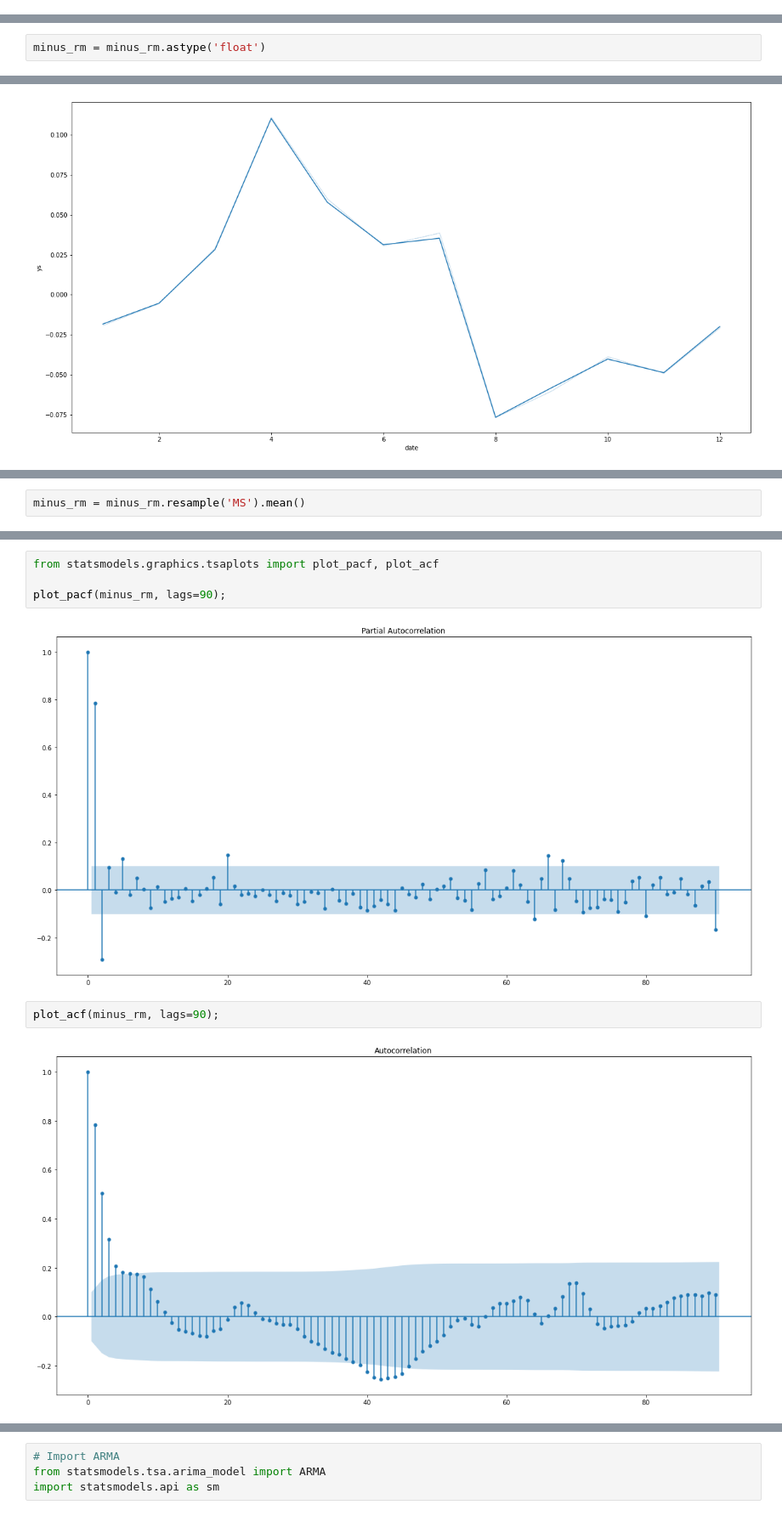
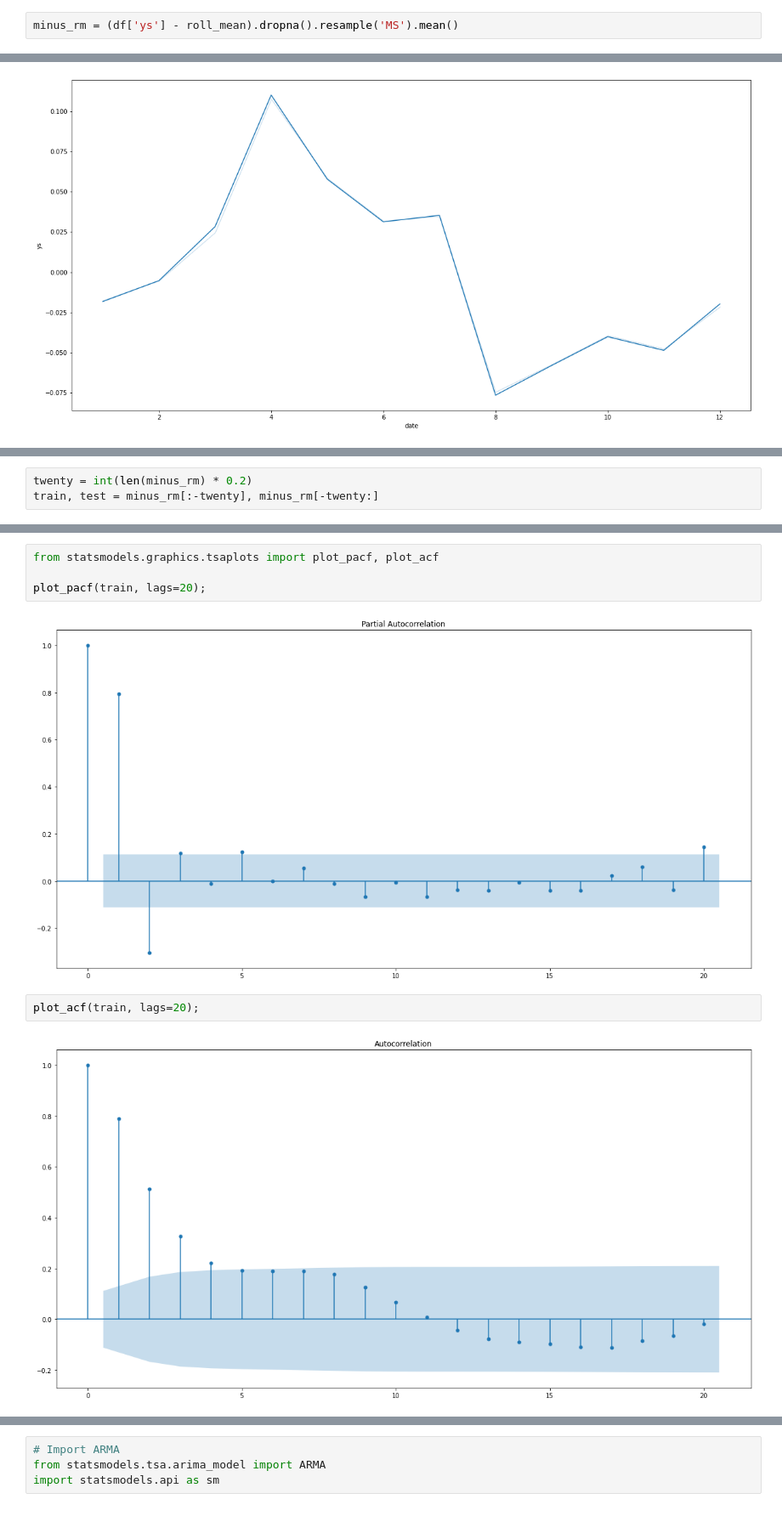
Before and after one commit to saifword/stlt_int_forecast, a Jupyter notebook: treasury_forecast.ipynb, the cells around one changed output, grey strips where cells are left out. Shown at 85% size. Saved outputs shown, nothing was run; the diff lists cells and outputs as text.

```diff
--- a/treasury_forecast.ipynb
+++ b/treasury_forecast.ipynb
@@ -257,0 +268,2 @@ dtype: float64
+# %%
+minus_rm = (df['ys'] - roll_mean).dropna().resample('MS').mean()
@@ -360,5 +377,3 @@ plt.title('Rate while the rolling mean is subtracted')
 plt.show(block=False)
 # %% [output]
 [figure]
-# %%
-minus_rm = minus_rm.astype('float')
@@ -421,2 +419,0 @@ sns.barplot(x=df.index.month, y=(df['ys']-df['ys'].mean()), ci=False)
-# %%
-minus_rm = minus_rm.resample('MS').mean()
@@ -422,0 +422,3 @@ minus_rm = minus_rm.resample('MS').mean()
+# %%
+twenty = int(len(minus_rm) * 0.2)
+train, test = minus_rm[:-twenty], minus_rm[-twenty:]
@@ -423,10 +435,10 @@ minus_rm = minus_rm.resample('MS').mean()
 # %%
 from statsmodels.graphics.tsaplots import plot_pacf, plot_acf
 
-plot_pacf(minus_rm, lags=90);
+plot_pacf(train, lags=20);
 # %% [output]
-[figure, old version]
+[figure, new version]
 # %%
-plot_acf(minus_rm, lags=90);
+plot_acf(train, lags=20);
 # %% [output]
-[figure, old version]
+[figure, new version]
```
Also changed, not shown: parts of 73 cells of this notebook.
